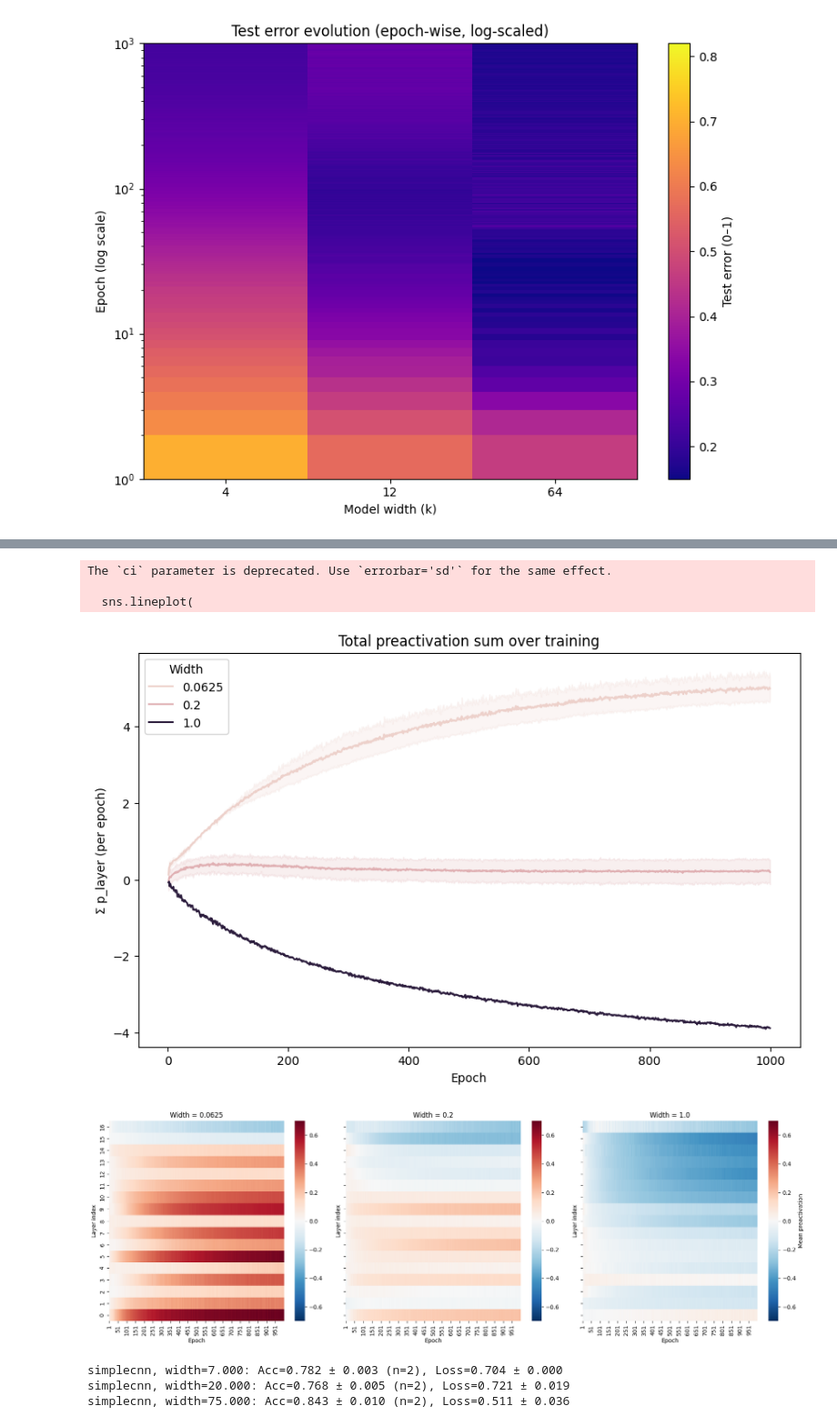
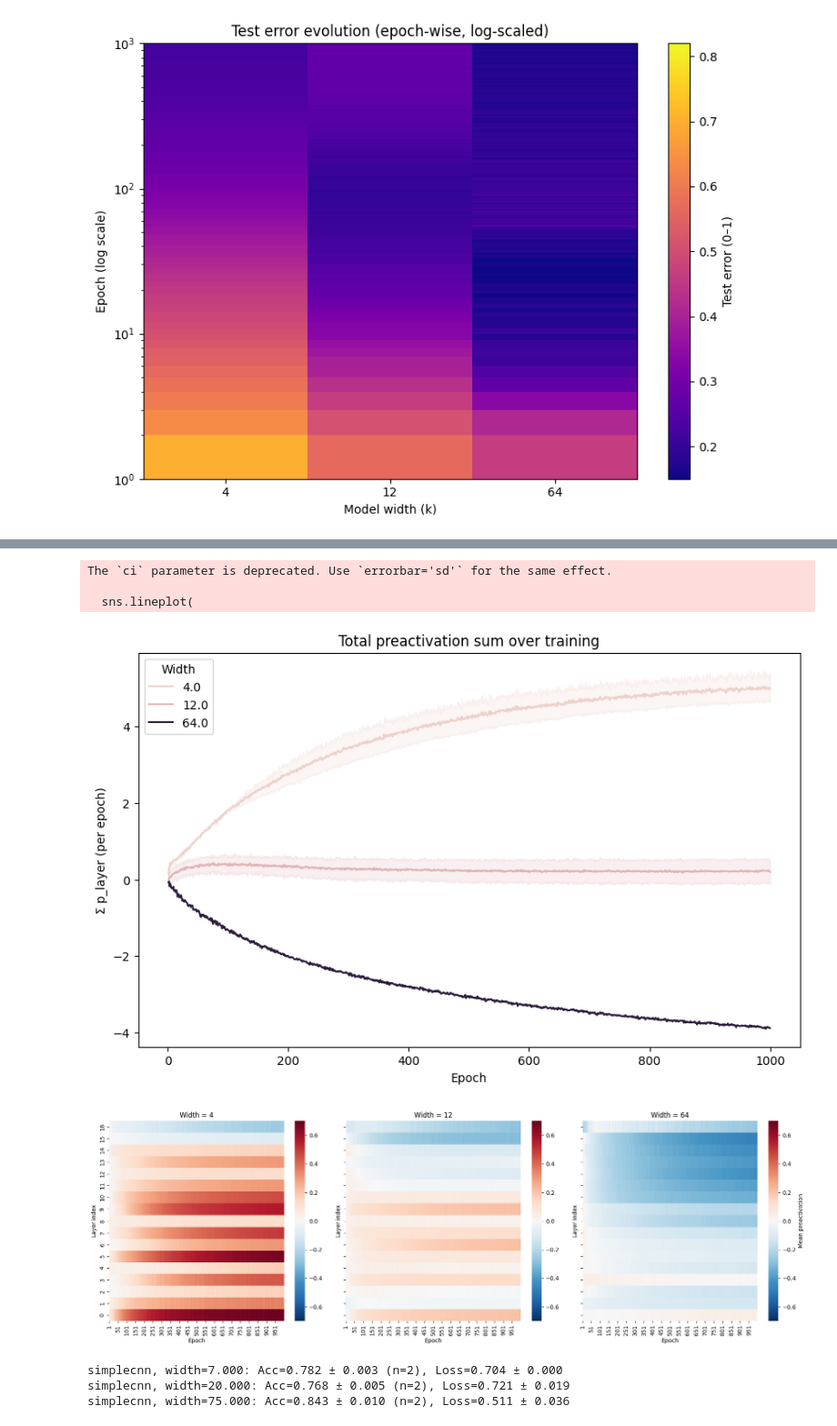
Before and after one commit to andrei-lucian/MSc_Thesis, a Jupyter notebook: results.ipynb, the cells around one changed output, grey strips where cells are left out. Shown at 91% size. Drawn from its saved outputs; the diff is of its cells as text; code cells hidden in the pictures.

```diff
--- a/results.ipynb
+++ b/results.ipynb
@@ -70,7 +68,7 @@ df_mean = (
 pivot = df_mean.pivot(index="width", columns="epoch", values="test_error")
 
 # If you only care about certain widths
-selected_widths = [0.0625, 0.2, 1]
+selected_widths = [4, 12, 64]
 pivot_sel = pivot.loc[selected_widths]
 
 # pivot: rows = width, cols = epoch
@@ -151,15 +145,9 @@ import pandas as pd
 import matplotlib.pyplot as plt
 import seaborn as sns
 
-# --- Step 1: compute p_sum ---
 p_layer_cols = [c for c in df.columns if c.startswith("p_layer")]
 df["p_sum"] = df[p_layer_cols].sum(axis=1)
 
-# --- Step 2: group by width + seed + epoch ---
-# (You can keep as-is for per-seed plots, or average across seeds)
-# For std shading, let Seaborn handle it.
-
-# --- Step 3: plot ---
 plt.figure(figsize=(10,6))
 sns.lineplot(
     data=df,
@@ -176,7 +164,7 @@ plt.show()
 The `ci` parameter is deprecated. Use `errorbar='sd'` for the same effect.
 
   sns.lineplot(
-[figure, old version]
+[figure, new version]
 # %%
 import pandas as pd
 import matplotlib.pyplot as plt
@@ -209,7 +197,7 @@ df["noise"] = pd.to_numeric(df["noise"], errors="coerce")
 df["params"] = pd.to_numeric(df["params"], errors="coerce").astype("Int64")
 
 # --- List of widths to plot ---
-widths = [0.0625, 0.2, 1.0]
+widths = [4, 12, 64]
 
 # --- Prepare figure ---
 fig, axes = plt.subplots(1, len(widths), figsize=(6 * len(widths), 6), sharey=True)
@@ -221,34 +209,34 @@ for ax, w in zip(axes, widths):
     df_long = df_w.melt(
         id_vars=["epoch", "seed"],
         value_vars=p_layer_cols,
         var_name="layer",
         value_name="p_value"
     )
     df_long["layer"] = df_long["layer"].str.replace("p_layer", "").astype(int)
 
     df_long_mean = (
         df_long.groupby(["layer", "epoch"], as_index=False)
         .agg(p_value=("p_value", "mean"))
     )
 
     pivot = df_long_mean.pivot(index="layer", columns="epoch", values="p_value")
 
     sns.heatmap(
         pivot,
         cmap="RdBu_r", center=0,
         vmin=-.7, vmax=.7,
         cbar_kws={"label": "Mean preactivation"} if ax == axes[-1] else None,
         xticklabels=50, ax=ax
     )
     ax.set_title(f"Width = {w}")
     ax.set_xlabel("Epoch")
     ax.set_ylabel("Layer index")
     ax.invert_yaxis()
 
 plt.tight_layout()
 plt.show()
 # %% [output]
-[figure, old version]
+[figure, new version]
 # %%
 import pandas as pd
 from pathlib import Path
```
Also changed, not shown: parts of 11 cells of this notebook, 28 other files.
